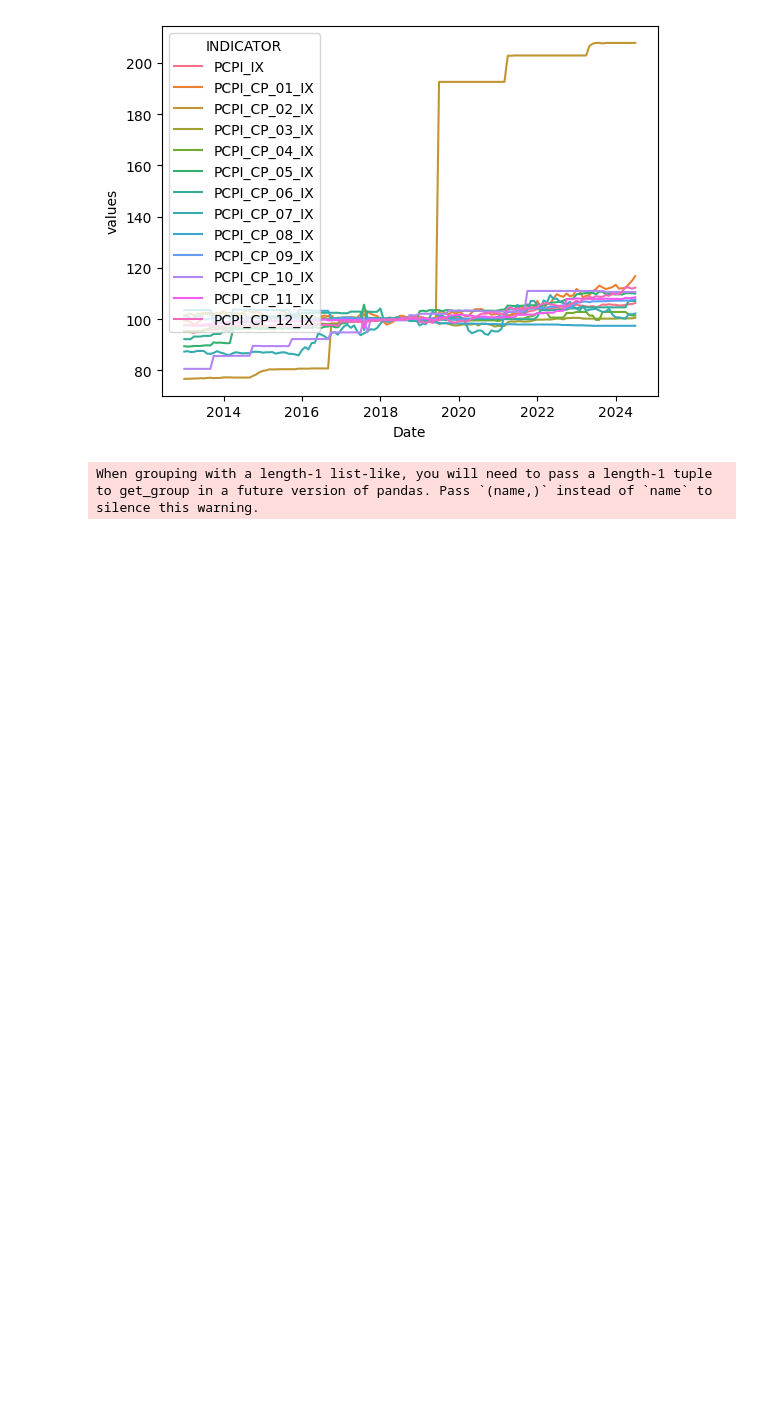
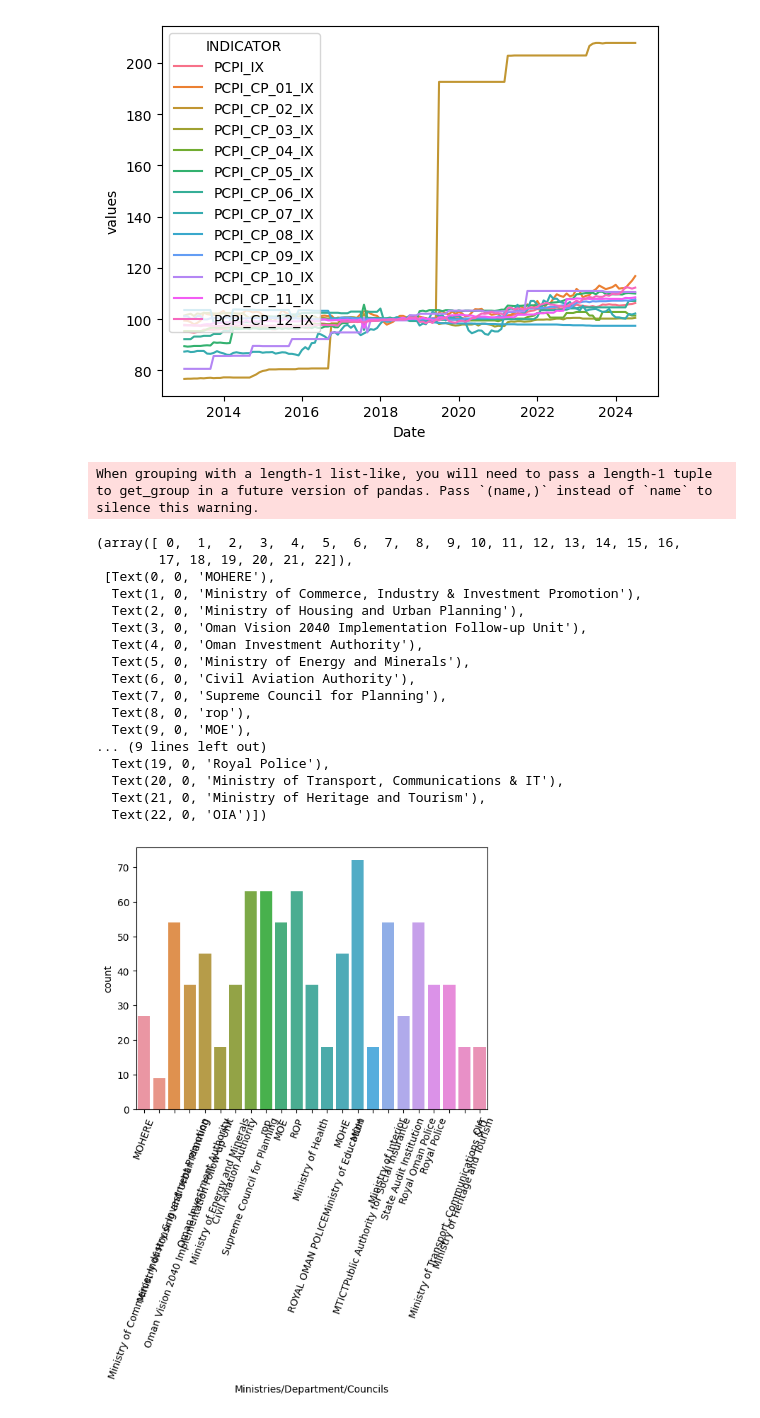
Before and after one commit to TheDataNomad/AlgoWarzmi, a Jupyter notebook: test_cbo/practice.ipynb, the cells around one changed output. Saved outputs shown, nothing was run; the diff lists cells and outputs as text; code cells hidden in the pictures; blank space fills up the shorter version.

```diff
--- a/test_cbo/practice.ipynb
+++ b/test_cbo/practice.ipynb
@@ -230,3 +230,26 @@ fig = px.line(filtered_df_IX, x="Date", y="values",color='INDICATOR')
 fig.update_xaxes(rangeslider_visible=True)
 # %% [output]
 When grouping with a length-1 list-like, you will need to pass a length-1 tuple to get_group in a future version of pandas. Pass `(name,)` instead of `name` to silence this warning.
+# %%
+import matplotlib.pyplot as plt
+sns.countplot(rd7df,x='Ministries/Department/Councils')
+plt.xticks(rotation = 70)
+# %% [output]
+(array([ 0,  1,  2,  3,  4,  5,  6,  7,  8,  9, 10, 11, 12, 13, 14, 15, 16,
+        17, 18, 19, 20, 21, 22]),
+ [Text(0, 0, 'MOHERE'),
+  Text(1, 0, 'Ministry of Commerce, Industry & Investment Promotion'),
+  Text(2, 0, 'Ministry of Housing and Urban Planning'),
+  Text(3, 0, 'Oman Vision 2040 Implementation Follow-up Unit'),
+  Text(4, 0, 'Oman Investment Authority'),
+  Text(5, 0, 'Ministry of Energy and Minerals'),
+  Text(6, 0, 'Civil Aviation Authority'),
+  Text(7, 0, 'Supreme Council for Planning'),
+  Text(8, 0, 'rop'),
+  Text(9, 0, 'MOE'),
+... (9 lines left out)
+  Text(19, 0, 'Royal Police'),
+  Text(20, 0, 'Ministry of Transport, Communications & IT'),
+  Text(21, 0, 'Ministry of Heritage and Tourism'),
+  Text(22, 0, 'OIA')])
+[figure, added]
```
Also changed, not shown: parts of 4 cells of this notebook, 6 other files.
